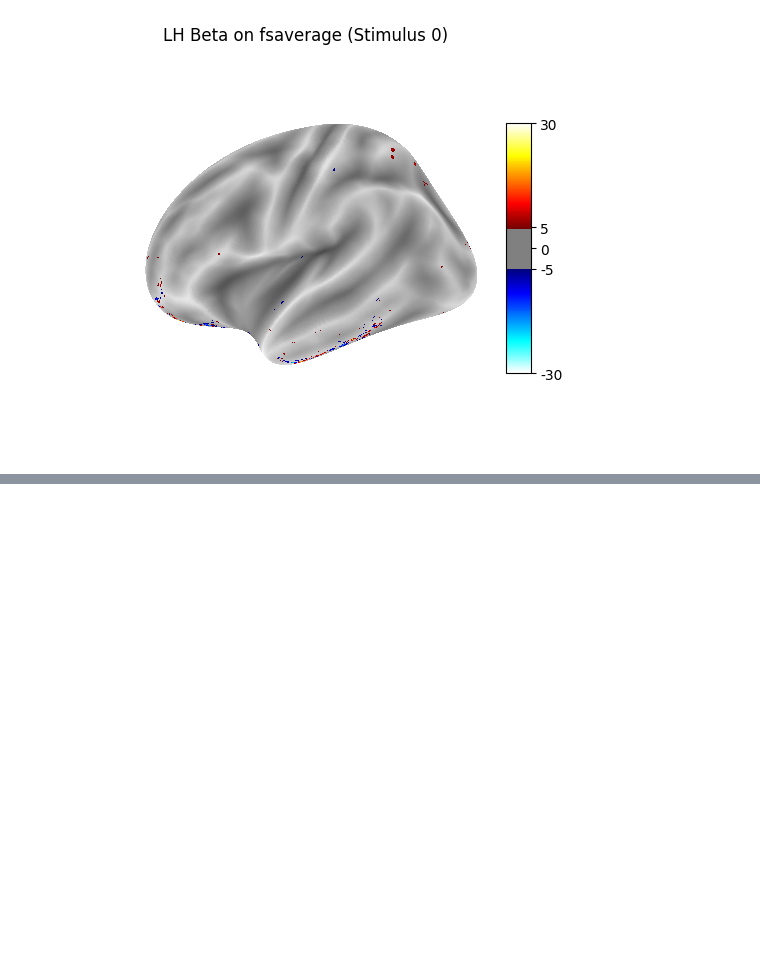
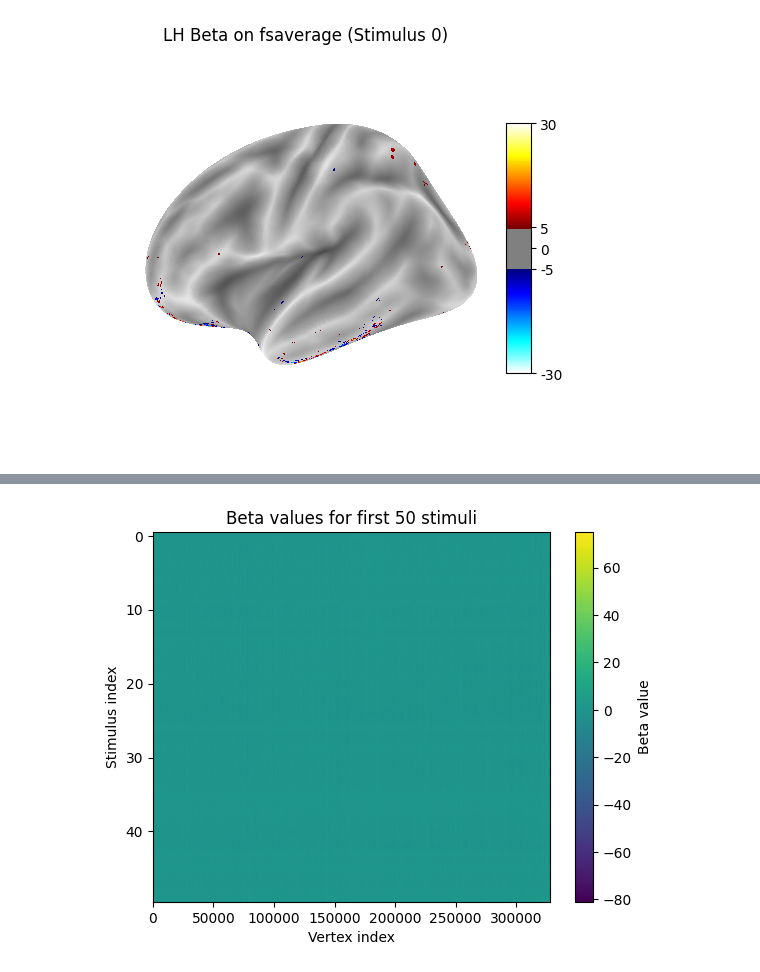
Before and after one commit to Precioux/Neuro4M, a Jupyter notebook: EDA.ipynb, the cells around one changed output, grey strips where cells are left out. Cells and saved outputs as stored; diff of their text form; code cells hidden in the pictures; blank space fills up the shorter version.

```diff
--- a/EDA.ipynb
+++ b/EDA.ipynb
@@ -159,0 +198,9 @@ plotting.plot_surf_stat_map(
+# %%
+plt.imshow(full_data[:50], aspect='auto', cmap='viridis')  # first 50 stimuli
+plt.colorbar(label='Beta value')
+plt.title("Beta values for first 50 stimuli")
+plt.xlabel("Vertex index")
+plt.ylabel("Stimulus index")
+plt.show()
+# %% [output]
+[figure, added]
```
Also changed, not shown: parts of 26 cells of this notebook, 27 other files.
